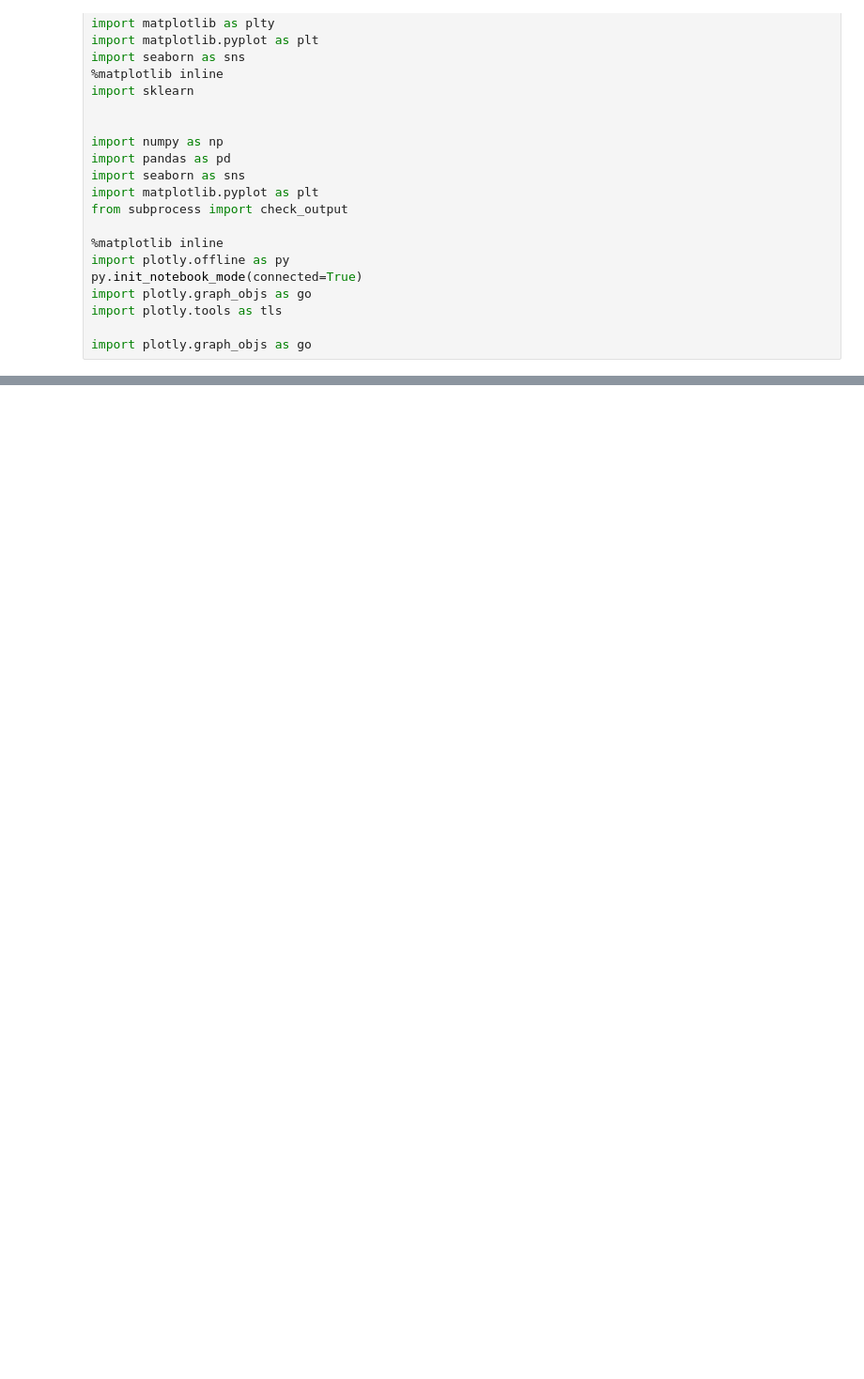
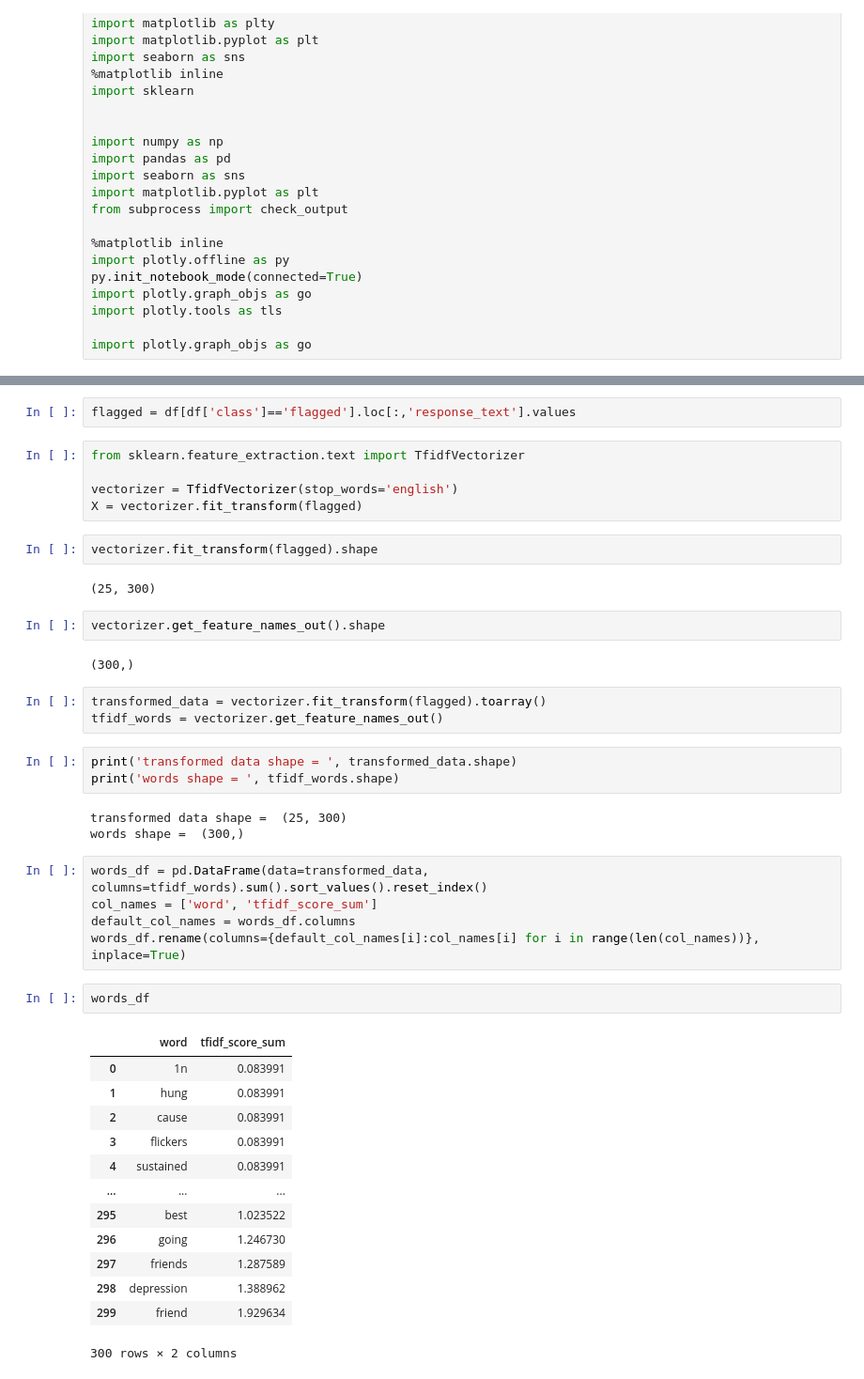
Before and after one commit to mitramir55/Kaggle-NLP-text-classification, a Jupyter notebook: deepNLP_notebook_1.ipynb, the cells around one changed output, grey strips where cells are left out. Shown: that part at 94% size. Saved outputs shown, nothing was run; the diff lists cells and outputs as text; blank space fills up the shorter version.

Commit message:
added analysis of flagged

```diff
--- a/deepNLP_notebook_1.ipynb
+++ b/deepNLP_notebook_1.ipynb
@@ -40,0 +58,45 @@ import plotly.graph_objs as go
+# %%
+flagged = df[df['class']=='flagged'].loc[:,'response_text'].values
+# %%
+from sklearn.feature_extraction.text import TfidfVectorizer
+
+vectorizer = TfidfVectorizer(stop_words='english')
+X = vectorizer.fit_transform(flagged)
+# %%
+vectorizer.fit_transform(flagged).shape
+# %% [output]
+(25, 300)
+# %%
+vectorizer.get_feature_names_out().shape
+# %% [output]
+(300,)
+# %%
+transformed_data = vectorizer.fit_transform(flagged).toarray()
+tfidf_words = vectorizer.get_feature_names_out()
+# %%
+print('transformed data shape = ', transformed_data.shape)
+print('words shape = ', tfidf_words.shape)
+# %% [output]
+transformed data shape =  (25, 300)
+words shape =  (300,)
+# %%
+words_df = pd.DataFrame(data=transformed_data, columns=tfidf_words).sum().sort_values().reset_index()
+col_names = ['word', 'tfidf_score_sum']
+default_col_names = words_df.columns
+words_df.rename(columns={default_col_names[i]:col_names[i] for i in range(len(col_names))}, inplace=True)
+# %%
+words_df
+# %% [output]
+|  | word | tfidf_score_sum |
+| 0 | 1n | 0.083991 |
+| 1 | hung | 0.083991 |
+| 2 | cause | 0.083991 |
+| 3 | flickers | 0.083991 |
+| 4 | sustained | 0.083991 |
+| ... | ... | ... |
+| 295 | best | 1.023522 |
+| 296 | going | 1.246730 |
+| 297 | friends | 1.287589 |
+| 298 | depression | 1.388962 |
+| 299 | friend | 1.929634 |
+300 rows × 2 columns
```
Also changed, not shown: parts of 7 cells of this notebook.
